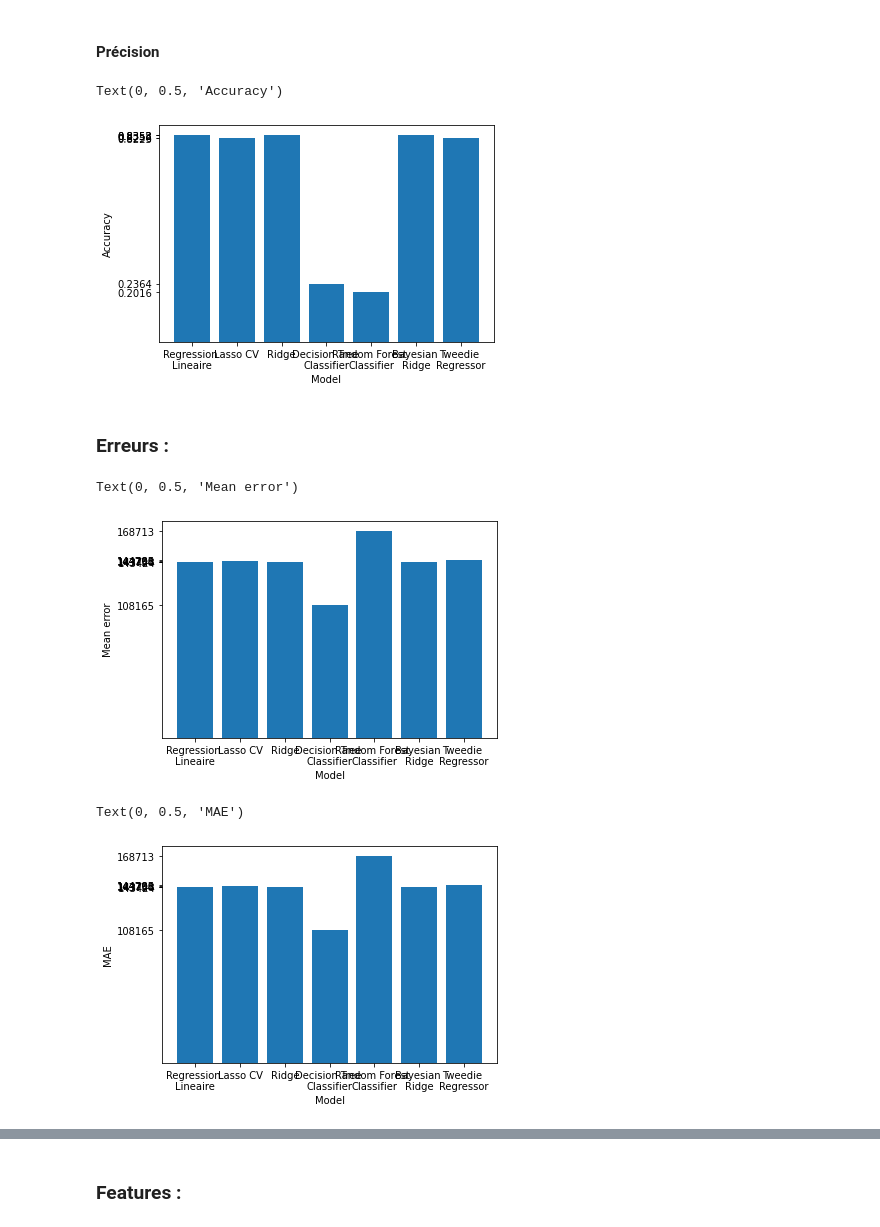
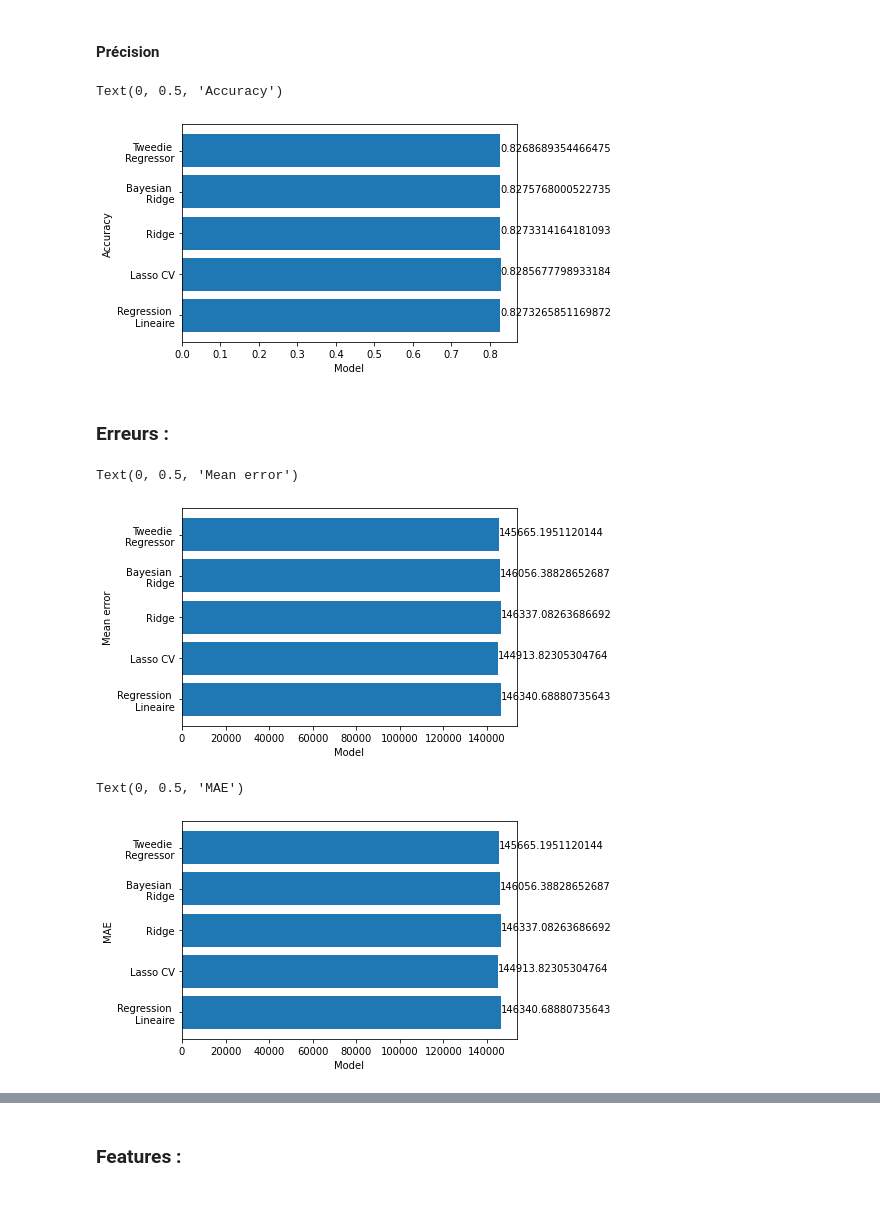
Before and after one commit to sabrineTT/real-estate-prediction, a Jupyter notebook: Julien/test_ML3.ipynb, the cells around one changed output, grey strips where cells are left out. Saved outputs shown, nothing was run; the diff lists cells and outputs as text; code cells hidden in the pictures.

```diff
--- a/Julien/test_ML3.ipynb
+++ b/Julien/test_ML3.ipynb
@@ -204,6 +224,0 @@ array([-152870.57985798, -104750.25738684, -173102.62110546,
-# %%
-model_decision_tree = tree.DecisionTreeClassifier()
-model_decision_tree.fit(X_train,y_train)
-score_decision_tree = model_decision_tree.score(X_test,y_test)
-score_list.append(score_decision_tree)
-score_decision_tree
@@ -232,8 +224,0 @@ median absolut error :  25400.0
-# %%
-MAE_decision_tree = mean_absolute_error(y_test,y_pred)
-RMSE_decision_tree = np.sqrt(mean_squared_error(y_test, y_pred))
-median_abs_err_decision_tree = median_absolute_error(y_test, y_pred)
-MAE_list.append(MAE_decision_tree)
-model_list.append("Decision Tree \nClassifier")
-RMSE_list.append(RMSE_decision_tree)
-median_abs_err_list.append(median_abs_err_decision_tree)
@@ -255,6 +224,0 @@ array([-100704.21027132, -128527.2599418 , -101040.56644035,
-# %%
-model_random_forest = RandomForestClassifier(n_estimators=10)
-model_random_forest.fit(X_train,y_train)
-score_random_forest = model_random_forest.score(X_test,y_test)
-score_list.append(score_random_forest)
-score_random_forest
@@ -283,8 +224,0 @@ median absolut error :  40000.0
-# %%
-MAE_random_forest = mean_absolute_error(y_test,y_pred)
-RMSE_random_forest = np.sqrt(mean_squared_error(y_test, y_pred))
-median_abs_err_random_forest = median_absolute_error(y_test, y_pred)
-MAE_list.append(MAE_random_forest)
-model_list.append("Random Forest \nClassifier")
-RMSE_list.append(RMSE_random_forest)
-median_abs_err_list.append(median_abs_err_random_forest)
@@ -424,32 +359,32 @@ array([-145828.00021741, -100390.98287401, -173406.23471127,
 # %% [markdown]
 #### Précision
 # %%
-plt.bar(model_list, score_list)
-plt.xticks(model_list)
-plt.yticks(score_list)
+plt.barh(model_list, score_list)
+for index, value in enumerate(score_list):
+    plt.text(value, index, str(value))
 plt.xlabel('Model')
 plt.ylabel('Accuracy')
 # %% [output]
 Text(0, 0.5, 'Accuracy')
-[figure, old version]
+[figure, new version]
 # %% [markdown]
 ### Erreurs :
 # %%
-plt.bar(model_list, mean_error_list)
-plt.xticks(model_list)
-plt.yticks(mean_error_list)
+plt.barh(model_list, mean_error_list)
+for index, value in enumerate(mean_error_list):
+    plt.text(value, index, str(value))
 plt.xlabel('Model')
 plt.ylabel('Mean error')
 # %% [output]
 Text(0, 0.5, 'Mean error')
-[figure, old version]
+[figure, new version]
 # %%
-plt.bar(model_list, MAE_list)
-plt.xticks(model_list)
-plt.yticks(MAE_list)
+plt.barh(model_list, MAE_list)
+for index, value in enumerate(MAE_list):
+    plt.text(value, index, str(value))
 plt.xlabel('Model')
 plt.ylabel('MAE')
 # %% [output]
 Text(0, 0.5, 'MAE')
-[figure, old version]
+[figure, new version]
 # %%
```
Also changed, not shown: parts of 60 cells of this notebook.
